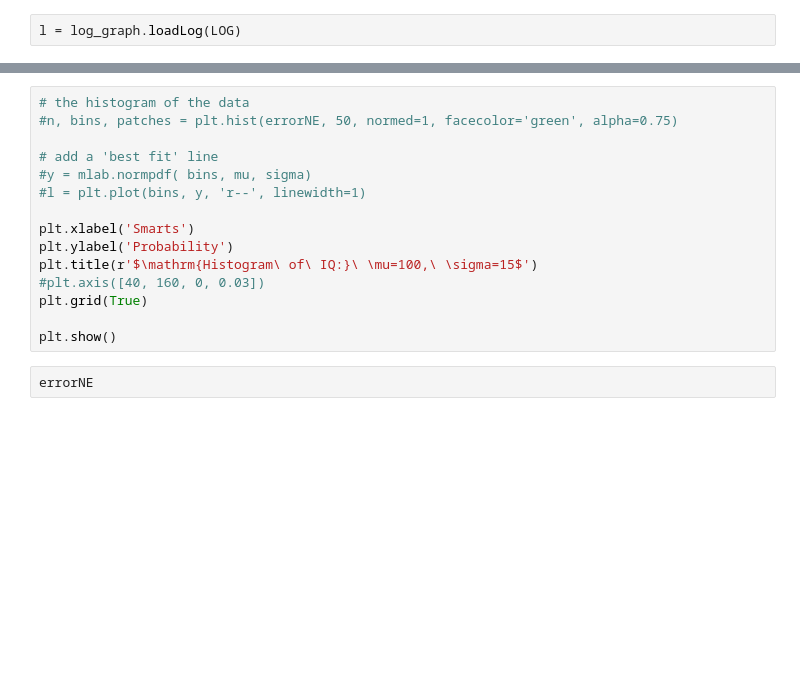
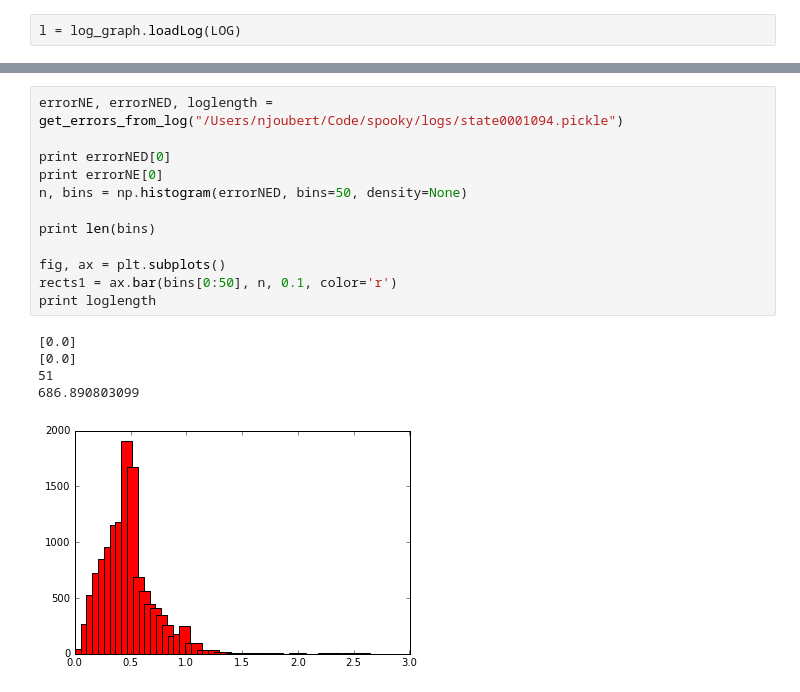
Before and after one commit to njoubert/spooky, a Jupyter notebook: experiments/ipython/31 - NJ - Generating GPS vs RTK Error Plots for SIGASIA.ipynb, the cells around one changed output, grey strips where cells are left out. Cells and saved outputs as stored; diff of their text form; blank space fills up the shorter version.

```diff
--- a/experiments/ipython/31 - NJ - Generating GPS vs RTK Error Plots for SIGASIA.ipynb
+++ b/experiments/ipython/31 - NJ - Generating GPS vs RTK Error Plots for SIGASIA.ipynb
@@ -86,17 +147,18 @@ rects1 = ax.bar(bins[0:50], n, 1, color='r')
-# %%
-# the histogram of the data
-#n, bins, patches = plt.hist(errorNE, 50, normed=1, facecolor='green', alpha=0.75)
-
-# add a 'best fit' line
-#y = mlab.normpdf( bins, mu, sigma)
-#l = plt.plot(bins, y, 'r--', linewidth=1)
-
-plt.xlabel('Smarts')
-plt.ylabel('Probability')
-plt.title(r'$\mathrm{Histogram\ of\ IQ:}\ \mu=100,\ \sigma=15$')
-#plt.axis([40, 160, 0, 0.03])
-plt.grid(True)
-
-plt.show()
-# %%
-errorNE
+# %%
+errorNE, errorNED, loglength = get_errors_from_log("/Users/njoubert/Code/spooky/logs/state0001094.pickle")
+
+print errorNED[0]
+print errorNE[0]
+n, bins = np.histogram(errorNED, bins=50, density=None)
+
+print len(bins)
+
+fig, ax = plt.subplots()
+rects1 = ax.bar(bins[0:50], n, 0.1, color='r')
+print loglength
+# %% [output]
+[0.0]
+[0.0]
+51
+686.890803099
+[figure, added]
```
Also changed, not shown: parts of 16 cells of this notebook, 5 other files.
